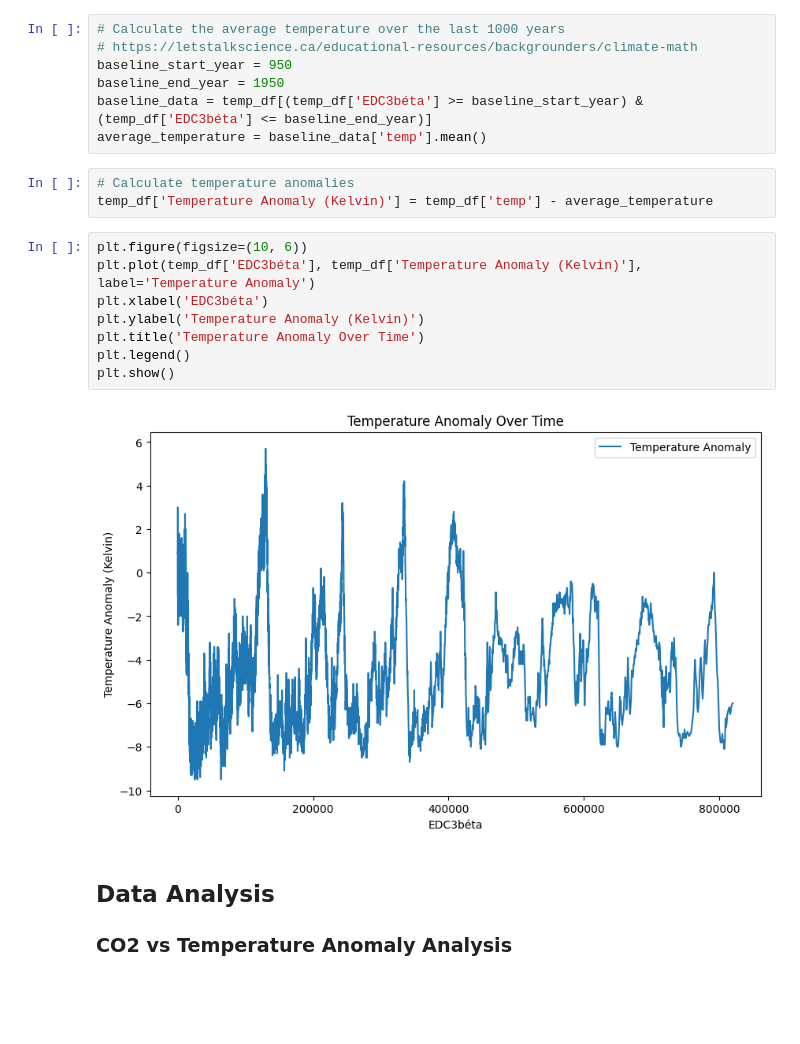
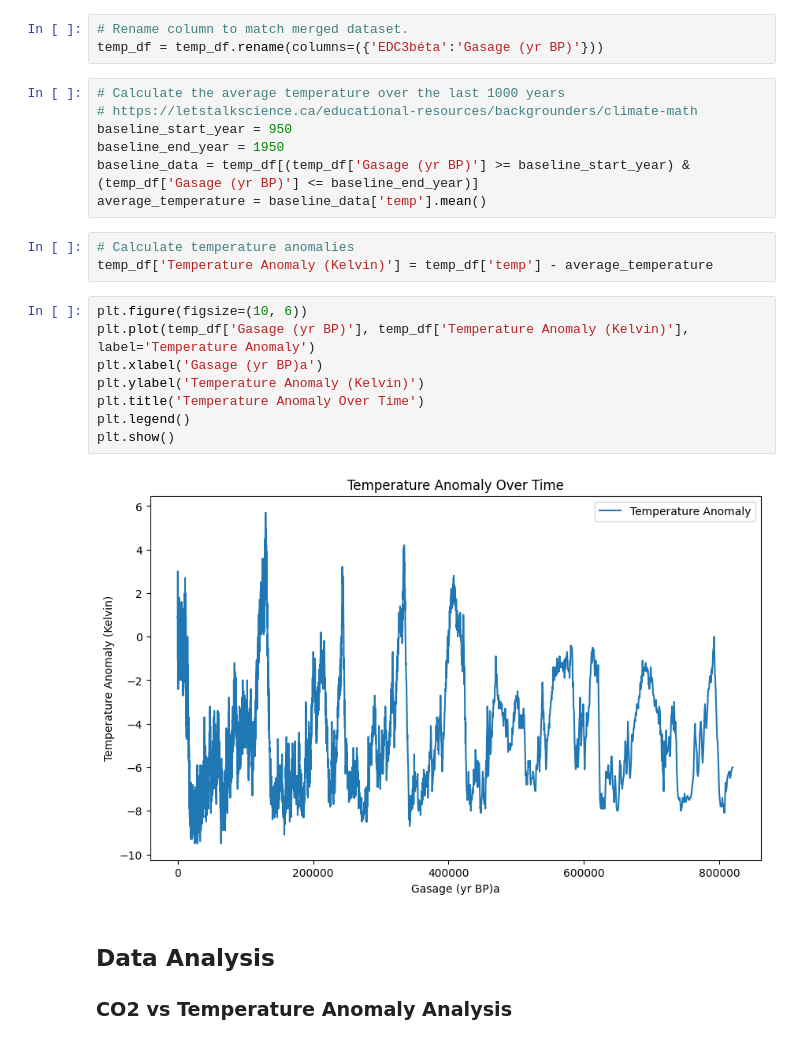
Before and after one commit to claretubs/paleo-present-climate-data, a Jupyter notebook: project.ipynb, the cells around one changed output. Saved outputs shown, nothing was run; the diff lists cells and outputs as text; blank space fills up the shorter version.

Commit message:
Renamed a column in temp_df

```diff
--- a/project.ipynb
+++ b/project.ipynb
@@ -113,26 +113,29 @@ plt.show()
 A temperature anomly is the difference between a temperauture and an average temperature [5]. The average temperature is usually referred to as the baseline temperature. The baseline temperature choosen depends on the size of the dataset. Generally, a common approach is to use a pre-industrial period when human-induced climate change was minimal. However, the baseline choosen in this section was based on a pre-existing dataset. The dataset "EPICA Dome C Ice Core 800KYr Deuterium Data and Temperature Estimates" [6] contains roughly the same data as the *temp_df* in this notebook. However, the temperature information is stored as a temperature anomly rather than the measured Kelvin. This section will focus on converting the Kelvin values to temperature anomlies.
 
 The *EPICA* dataset states the "Temperature estimate" column is the temperature difference from the average of the last 1000 years [6]. The start baseline is a reference period for which the average temperature can be calculated. In this case, 950 as it is 1000 years before present. The present date (1950) is choosen to be the end date. The average temperature between 950 and 1950 of the data must be found. The average serves as the baseline against which temperature anomalies are calculated. Once, the average temperature is subtracted from each individual temperature measurement, it is possible to see the temperature anomaly.
+# %%
+# Rename column to match merged dataset.
+temp_df = temp_df.rename(columns=({'EDC3béta':'Gasage (yr BP)'}))
 # %%
 # Calculate the average temperature over the last 1000 years
 # https://letstalkscience.ca/educational-resources/backgrounders/climate-math
 baseline_start_year = 950
 baseline_end_year = 1950
-baseline_data = temp_df[(temp_df['EDC3béta'] >= baseline_start_year) & (temp_df['EDC3béta'] <= baseline_end_year)]
+baseline_data = temp_df[(temp_df['Gasage (yr BP)'] >= baseline_start_year) & (temp_df['Gasage (yr BP)'] <= baseline_end_year)]
 average_temperature = baseline_data['temp'].mean()
 # %%
 # Calculate temperature anomalies
 temp_df['Temperature Anomaly (Kelvin)'] = temp_df['temp'] - average_temperature
 # %%
 plt.figure(figsize=(10, 6))
-plt.plot(temp_df['EDC3béta'], temp_df['Temperature Anomaly (Kelvin)'], label='Temperature Anomaly')
-plt.xlabel('EDC3béta')
+plt.plot(temp_df['Gasage (yr BP)'], temp_df['Temperature Anomaly (Kelvin)'], label='Temperature Anomaly')
+plt.xlabel('Gasage (yr BP)a')
 plt.ylabel('Temperature Anomaly (Kelvin)')
 plt.title('Temperature Anomaly Over Time')
 plt.legend()
 plt.show()
 # %% [output]
-[figure, old version]
+[figure, new version]
 # %% [markdown]
 ## Data Analysis
 ### CO2 vs Temperature Anomaly Analysis
```
